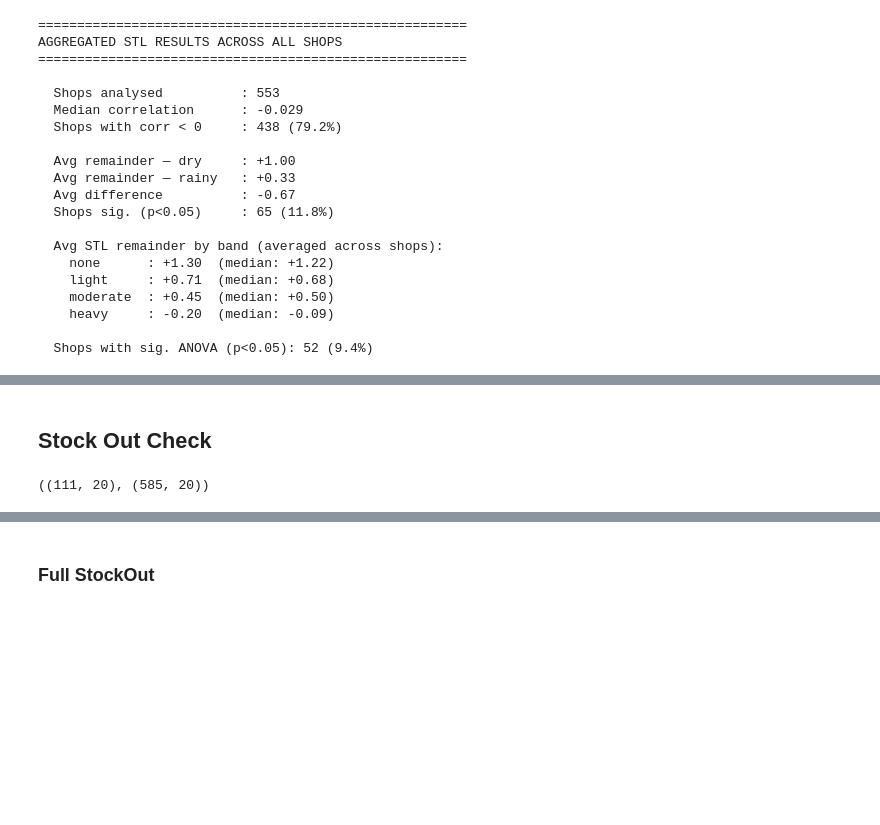
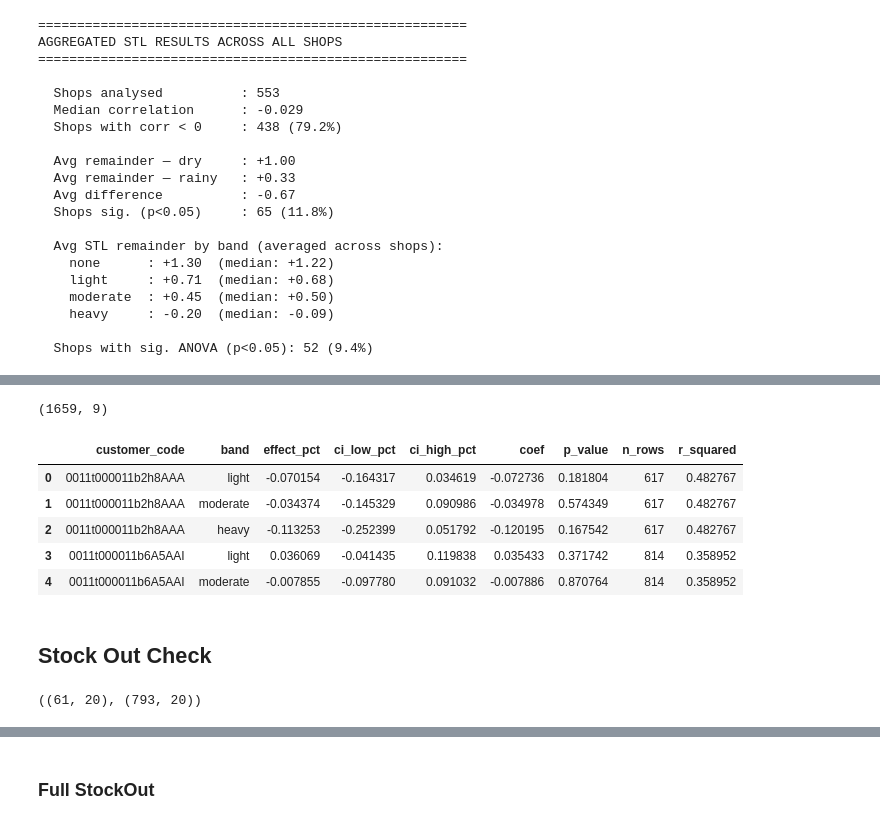
Before and after one commit to asadali163/bat-france, a Jupyter notebook: notebooks/new_data.ipynb, the cells around one changed output, grey strips where cells are left out. Drawn from its saved outputs; the diff is of its cells as text; code cells hidden in the pictures; blank space fills up the shorter version.

```diff
--- a/notebooks/new_data.ipynb
+++ b/notebooks/new_data.ipynb
@@ -1084,0 +1303,11 @@ fig.show()
+# %%
+print(rain_results_df.shape)
+rain_results_df.head()
+# %% [output]
+(1659, 9)
+|  | customer_code | band | effect_pct | ci_low_pct | ci_high_pct | coef | p_value | n_rows | r_squared |
+| 0 | 0011t000011b2h8AAA | light | -0.070154 | -0.164317 | 0.034619 | -0.072736 | 0.181804 | 617 | 0.482767 |
+| 1 | 0011t000011b2h8AAA | moderate | -0.034374 | -0.145329 | 0.090986 | -0.034978 | 0.574349 | 617 | 0.482767 |
+| 2 | 0011t000011b2h8AAA | heavy | -0.113253 | -0.252399 | 0.051792 | -0.120195 | 0.167542 | 617 | 0.482767 |
+| 3 | 0011t000011b6A5AAI | light | 0.036069 | -0.041435 | 0.119838 | 0.035433 | 0.371742 | 814 | 0.358952 |
+| 4 | 0011t000011b6A5AAI | moderate | -0.007855 | -0.097780 | 0.091032 | -0.007886 | 0.870764 | 814 | 0.358952 |
@@ -1085,19 +1316,27 @@ fig.show()
 # %% [markdown]
 ## Stock Out Check
 # %%
+customer_code = "0011t000011b5ddAAA"
+sku_code = "a0U3W000002BYaXUAW"
 sellin_selected = sellin[
-    (sellin["customer_code"] == "0011t000011b5TiAAI")
-    & (sellin["sku_code"] == "a0U3W000002BYaXUAW")
+    (sellin["customer_code"] == customer_code) & (sellin["sku_code"] == sku_code)
 ]
 
 sellout_selected = sellout[
-    (sellout["customer_code"] == "0011t000011b5TiAAI")
-    & (sellout["sku_code"] == "a0U3W000002BYaXUAW")
+    (sellout["customer_code"] == customer_code) & (sellout["sku_code"] == sku_code)
 ]
 
+all_sku_selected_so = sellout[sellout["customer_code"] == customer_code]
+
+all_sku_selected_so = all_sku_selected_so.groupby("date")["sales_quantity"].sum()
+all_sku_selected_so = pd.DataFrame(
+    {"date": all_sku_selected_so.index, "sales_quantity": all_sku_selected_so.values}
+)
+
+
 sellin_selected.shape, sellout_selected.shape
 # %% [output]
-((111, 20), (585, 20))
+((61, 20), (793, 20))
 # %%
 sellin_selected = sellin_selected.groupby("date")["sales_quantity"].sum().reset_index()
 sellout_selected = (
```
Also changed, not shown: parts of 18 cells of this notebook, 9 other files.
